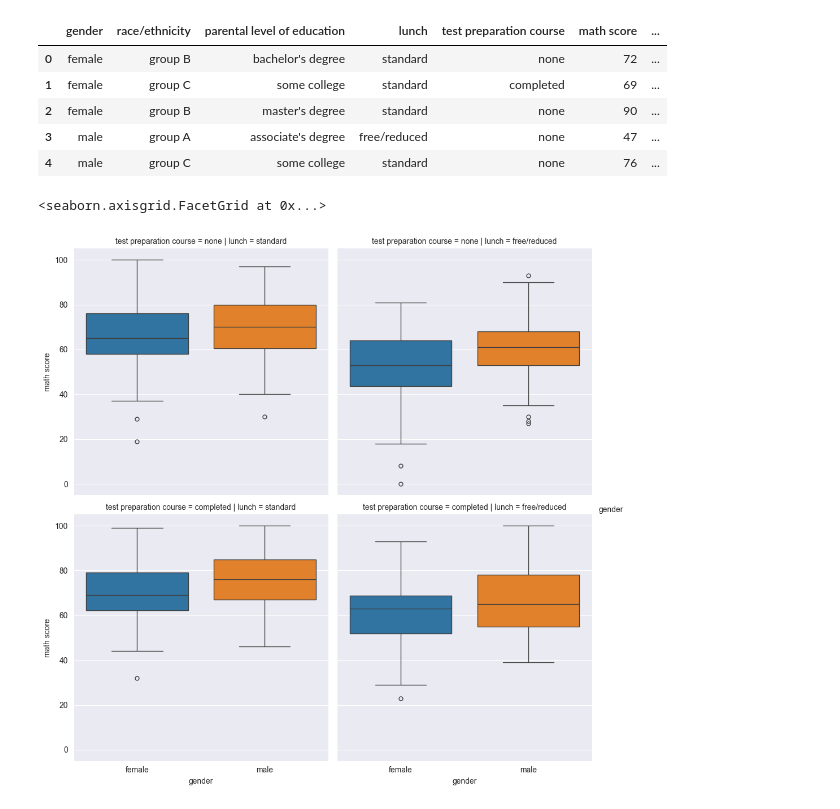
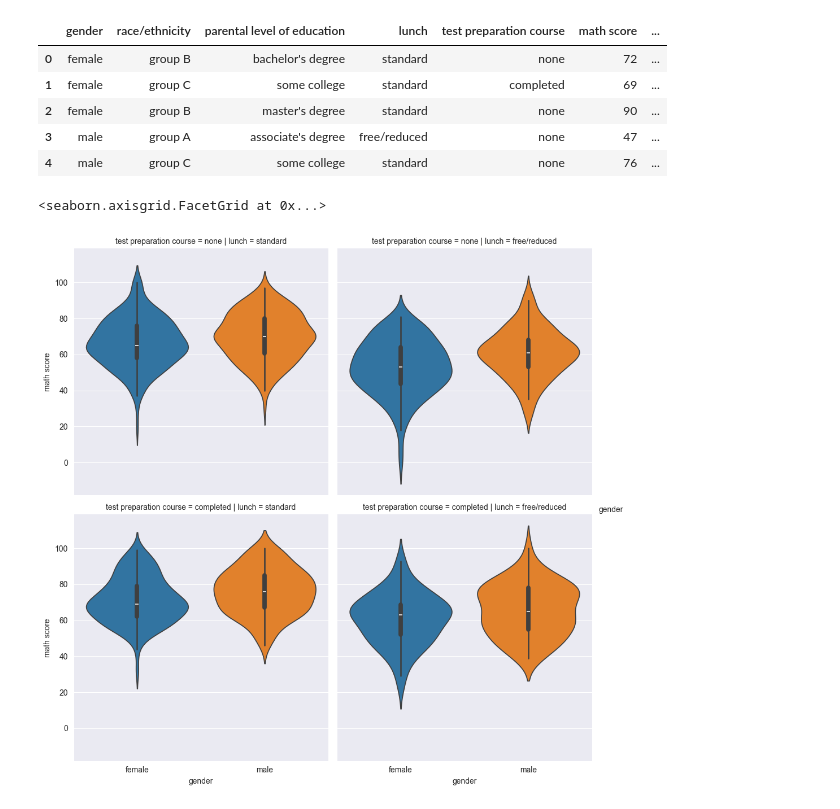
Before and after one commit to LazyPeesh/Python-for-ML, a Jupyter notebook: 05-Seaborn/05-Seaborn-Grids.ipynb, the cells around one changed output. Saved outputs shown, nothing was run; the diff lists cells and outputs as text; code cells hidden in the pictures.

```diff
--- a/05-Seaborn/05-Seaborn-Grids.ipynb
+++ b/05-Seaborn/05-Seaborn-Grids.ipynb
@@ -14,7 +14,8 @@ df.head()
 | 3 | male | group A | associate's degree | free/reduced | none | 47 | ... |
 | 4 | male | group C | some college | standard | none | 76 | ... |
 # %%
-sns.catplot(data=df, x='gender', y='math score', kind='box', hue='gender', col='lunch', row='test preparation course')
+# kind='box' | 'violin'
+sns.catplot(data=df, x='gender', y='math score', kind='violin', hue='gender', col='lunch', row='test preparation course')
 # %% [output]
 <seaborn.axisgrid.FacetGrid at 0x...>
-[figure, old version]
+[figure, new version]
```
Also changed, not shown: parts of 1 cell of this notebook, 4 other files.
